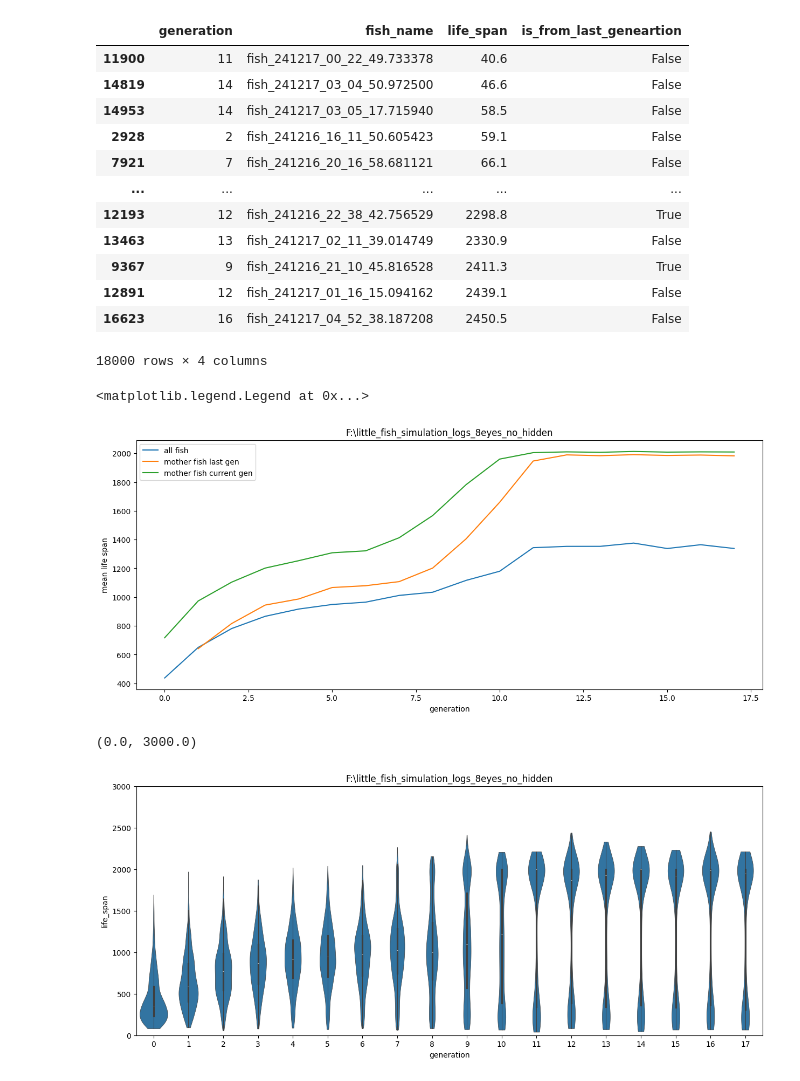
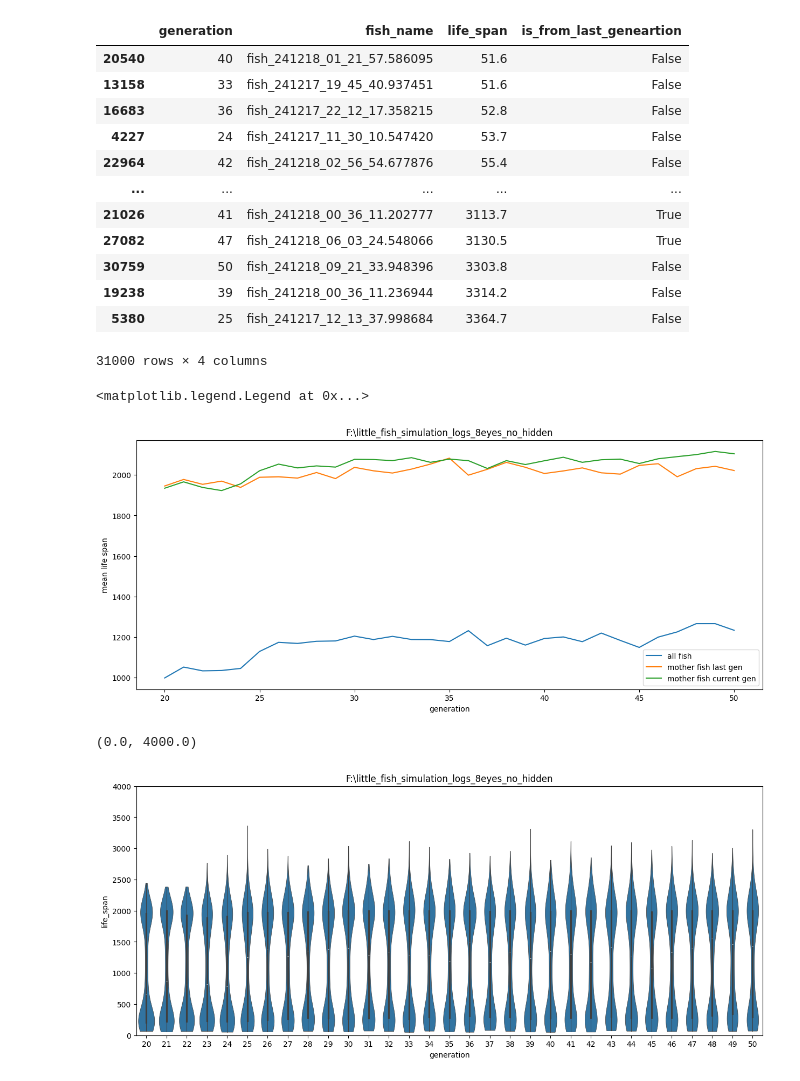
Before and after one commit to zhuangjun1981/littlefish, a Jupyter notebook: littlefish/scripts/for_visualization/040_evolution_life_spans_sim_8eyes_no_hidden.ipynb, the cells around one changed output. Drawn from its saved outputs; the diff is of its cells as text; code cells hidden in the pictures.

```diff
--- a/littlefish/scripts/for_visualization/040_evolution_life_spans_sim_8eyes_no_hidden.ipynb
+++ b/littlefish/scripts/for_visualization/040_evolution_life_spans_sim_8eyes_no_hidden.ipynb
@@ -5,8 +5,8 @@ import seaborn as sns
 import numpy as np
 # %%
 simulation_folder = r"F:\little_fish_simulation_logs_8eyes_no_hidden"
-min_generation = 0
-max_generation = 20
+min_generation = 20
+max_generation = 50
 
 population_size = 1000
 turnover_rate = 0.6
@@ -27,18 +40,18 @@ reading generation_0000003, 4 / 21 ...
 life_span_df.sort_values(by="life_span")
 # %% [output]
 |  | generation | fish_name | life_span | is_from_last_geneartion |
-| 11900 | 11 | fish_241217_00_22_49.733378 | 40.6 | False |
-| 14819 | 14 | fish_241217_03_04_50.972500 | 46.6 | False |
-| 14953 | 14 | fish_241217_03_05_17.715940 | 58.5 | False |
-| 2928 | 2 | fish_241216_16_11_50.605423 | 59.1 | False |
-| 7921 | 7 | fish_241216_20_16_58.681121 | 66.1 | False |
+| 20540 | 40 | fish_241218_01_21_57.586095 | 51.6 | False |
+| 13158 | 33 | fish_241217_19_45_40.937451 | 51.6 | False |
+| 16683 | 36 | fish_241217_22_12_17.358215 | 52.8 | False |
+| 4227 | 24 | fish_241217_11_30_10.547420 | 53.7 | False |
+| 22964 | 42 | fish_241218_02_56_54.677876 | 55.4 | False |
 | ... | ... | ... | ... | ... |
-| 12193 | 12 | fish_241216_22_38_42.756529 | 2298.8 | True |
-| 13463 | 13 | fish_241217_02_11_39.014749 | 2330.9 | False |
-| 9367 | 9 | fish_241216_21_10_45.816528 | 2411.3 | True |
-| 12891 | 12 | fish_241217_01_16_15.094162 | 2439.1 | False |
-| 16623 | 16 | fish_241217_04_52_38.187208 | 2450.5 | False |
+| 21026 | 41 | fish_241218_00_36_11.202777 | 3113.7 | True |
+| 27082 | 47 | fish_241218_06_03_24.548066 | 3130.5 | True |
+| 30759 | 50 | fish_241218_09_21_33.948396 | 3303.8 | False |
+| 19238 | 39 | fish_241218_00_36_11.236944 | 3314.2 | False |
+| 5380 | 25 | fish_241217_12_13_37.998684 | 3364.7 | False |
-18000 rows × 4 columns
+31000 rows × 4 columns
 # %%
 gens = sorted(life_span_df["generation"].unique())
 mean_life_span = []
@@ -60,17 +73,17 @@ ax.set_title(simulation_folder)
 ax.legend()
 # %% [output]
 <matplotlib.legend.Legend at 0x...>
-[figure, old version]
+[figure, new version]
 # %%
 f, ax = plt.subplots(figsize=(15, 6))
 ax.set_title(simulation_folder)
 sns.violinplot(
     data=life_span_df, x="generation", y="life_span", ax=ax, cut=0, linewidth=0.5,
 )
-ax.set_ylim([0, 3000])
+ax.set_ylim([0, 4000])
 # %% [output]
-(0.0, 3000.0)
+(0.0, 4000.0)
-[figure, old version]
+[figure, new version]
 # %%
 f, ax = plt.subplots(figsize=(10, 6))
 ax.set_title(simulation_folder)
```
Also changed, not shown: parts of 2 cells of this notebook, 5 other files.
